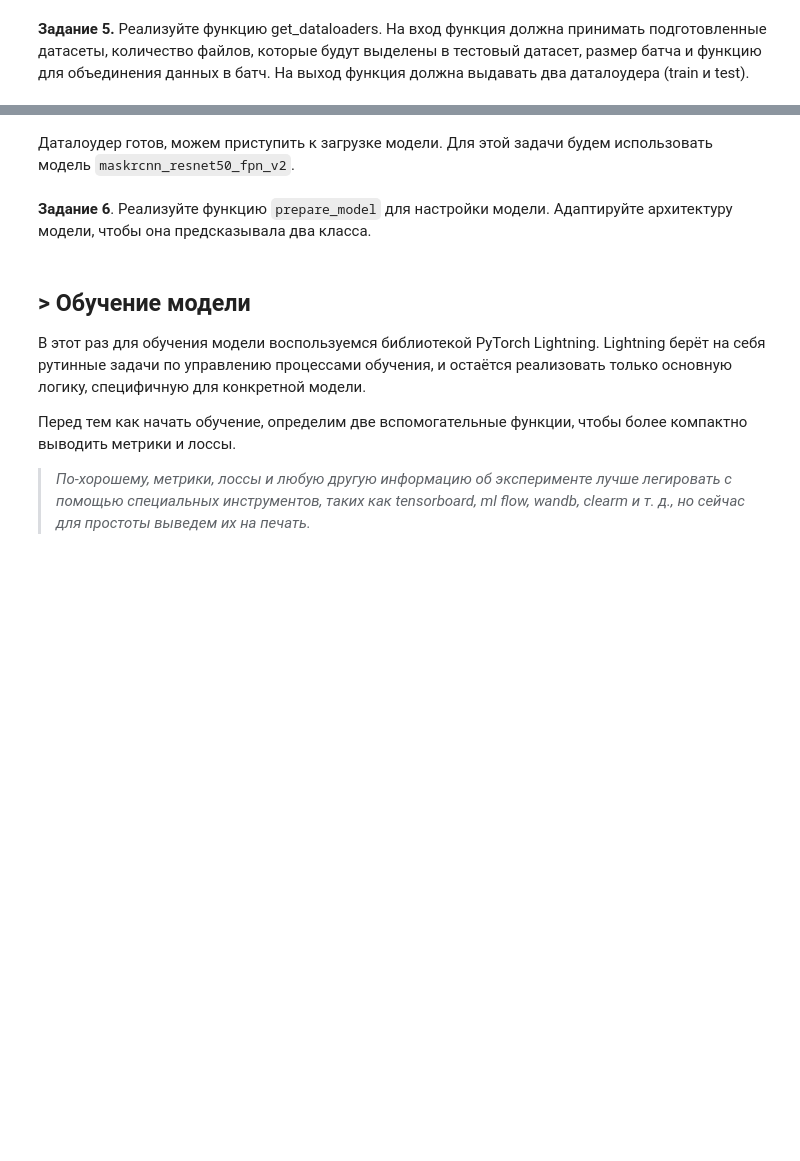
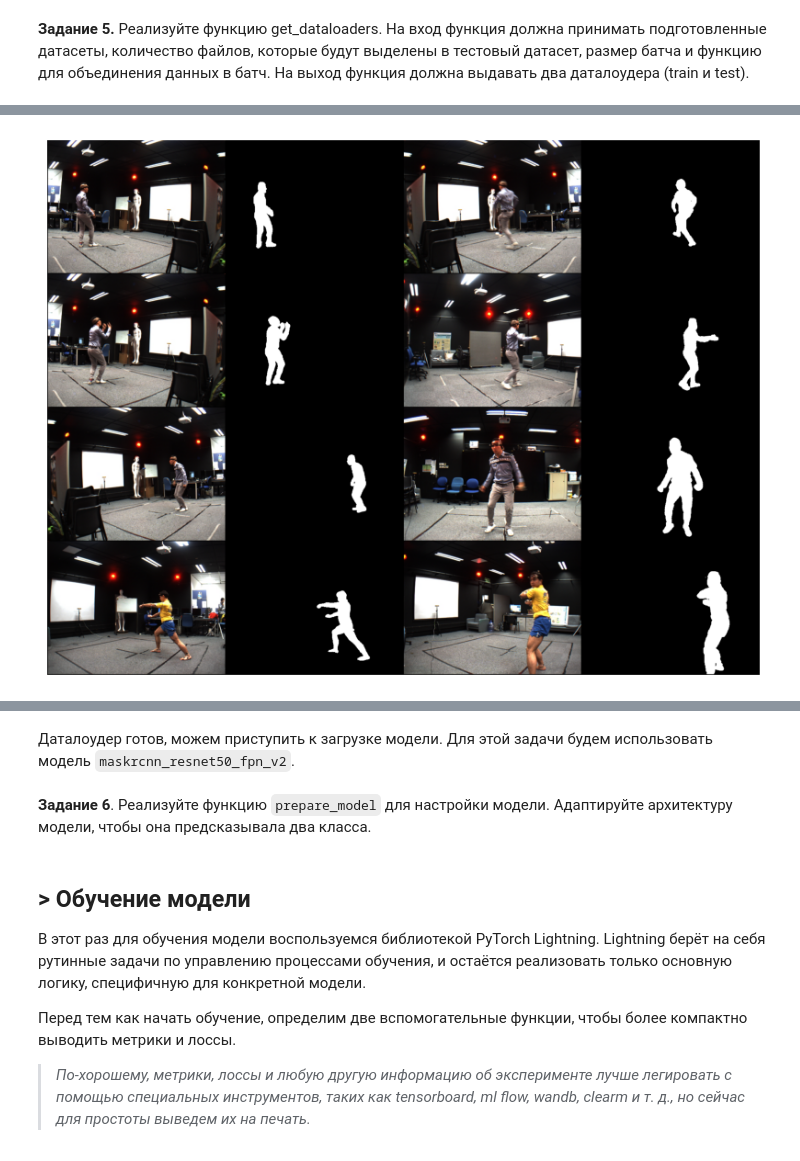
Before and after one commit to AndreyKurdyubov/Karpov.courses_DL, a Jupyter notebook: CV/Lesson_6/CV_hw6_student.ipynb, the cells around one changed output, grey strips where cells are left out. Saved outputs shown, nothing was run; the diff lists cells and outputs as text; code cells hidden in the pictures; blank space fills up the shorter version.

```diff
--- a/CV/Lesson_6/CV_hw6_student.ipynb
+++ b/CV/Lesson_6/CV_hw6_student.ipynb
@@ -133,5 +214,17 @@ def mask_binarization(image:torch.Tensor) -> torch.Tensor:
     Заменяет все значения маски, отличные от 0, на 1.
     Переводит полученный тензор в torch.uint8.
     """
-    # Ваш код здесь
-    return
+    image = (image > 0).to(torch.uint8)
+    return image
+
+# от автора
+def mask_binarization(image:torch.Tensor) -> torch.Tensor:
+    """
+    Заменяет все значения маски, отличные от 0, на 1.
+    Переводит полученный тензор в torch.uint8.
+    """
+    image = (image > 0).type(torch.uint8)
+    return image
+# %%
+mask = mask_binarization(mask)
+print(np.unique(mask))
@@ -230,0 +418,30 @@ def get_dataloaders(dataset_train, dataset_test, num_test_files, batch_size, col
+# %%
+from torchvision.utils import make_grid
+
+train_loader, test_loader = get_dataloaders(dataset_train, dataset_test, 120, 32, collate_fn=collate_fn)
+images, targets = next(iter(train_loader))
+images = torch.stack([t for t in images])
+masks = torch.stack([t["masks"] for t in targets])
+
+pairs = []
+
+for i in range(8):
+    pairs.append(images[i])
+    pairs.append(masks[i].expand(3, -1, -1).float())
+
+pairs = torch.stack(pairs)
+
+grid = make_grid(
+    pairs,
+    nrow=4,
+    padding=2,
+).cpu()
+
+grid_np = grid.permute(1, 2, 0).numpy()
+
+plt.figure(figsize=(10, 10))
+plt.imshow(grid_np)
+plt.axis("off")
+plt.show()
+# %% [output]
+[figure, added]
```
Also changed, not shown: parts of 17 cells of this notebook.
